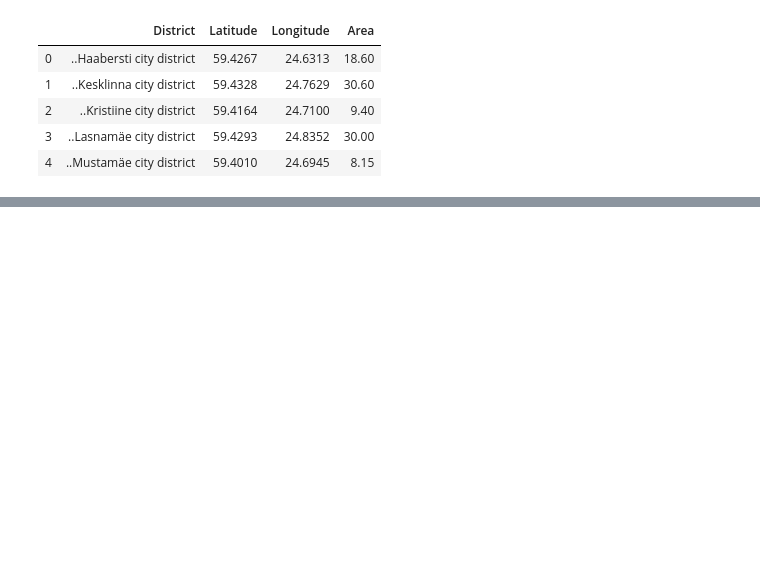
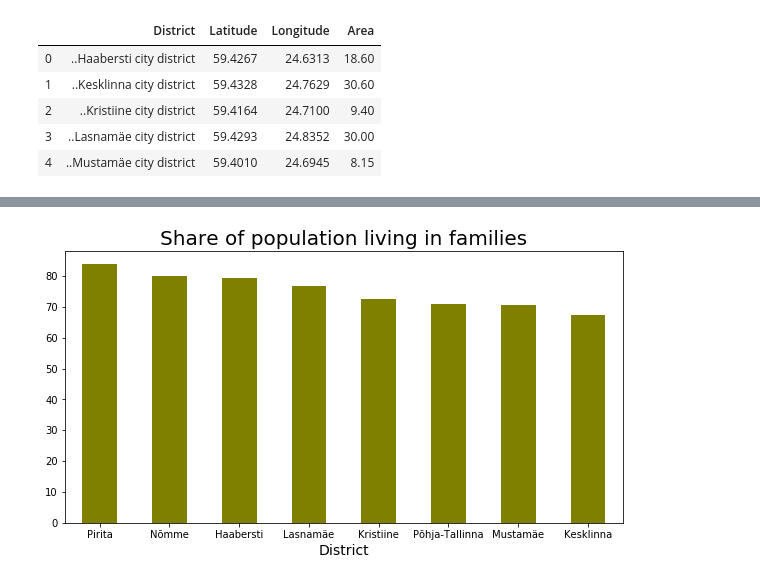
Before and after one commit to MariTheCodeExplorer/Coursera_Capstone, a Jupyter notebook: Capstone Project.ipynb, the cells around one changed output, grey strips where cells are left out. Cells and saved outputs as stored; diff of their text form; code cells hidden in the pictures; blank space fills up the shorter version.

```diff
--- a/Capstone Project.ipynb
+++ b/Capstone Project.ipynb
@@ -409,0 +351,9 @@ df_venues[df_venues['name']=='Glehni park']
+# %%
+# sorting districts by share of population living in families
+df_districts[df_districts.Indicator=='Share of population living in families'].groupby('District')['Value'].sum().sort_values( ascending  = False).plot.bar(figsize=(10,5), color="olive")
+plt.title('Share of population living in families', fontsize = 20)
+plt.xlabel('District', fontsize = 14)
+plt.xticks(rotation = 'horizontal')
+plt.show()
+# %% [output]
+[figure, added]
```
Also changed, not shown: parts of 95 cells of this notebook, 10 other files.
